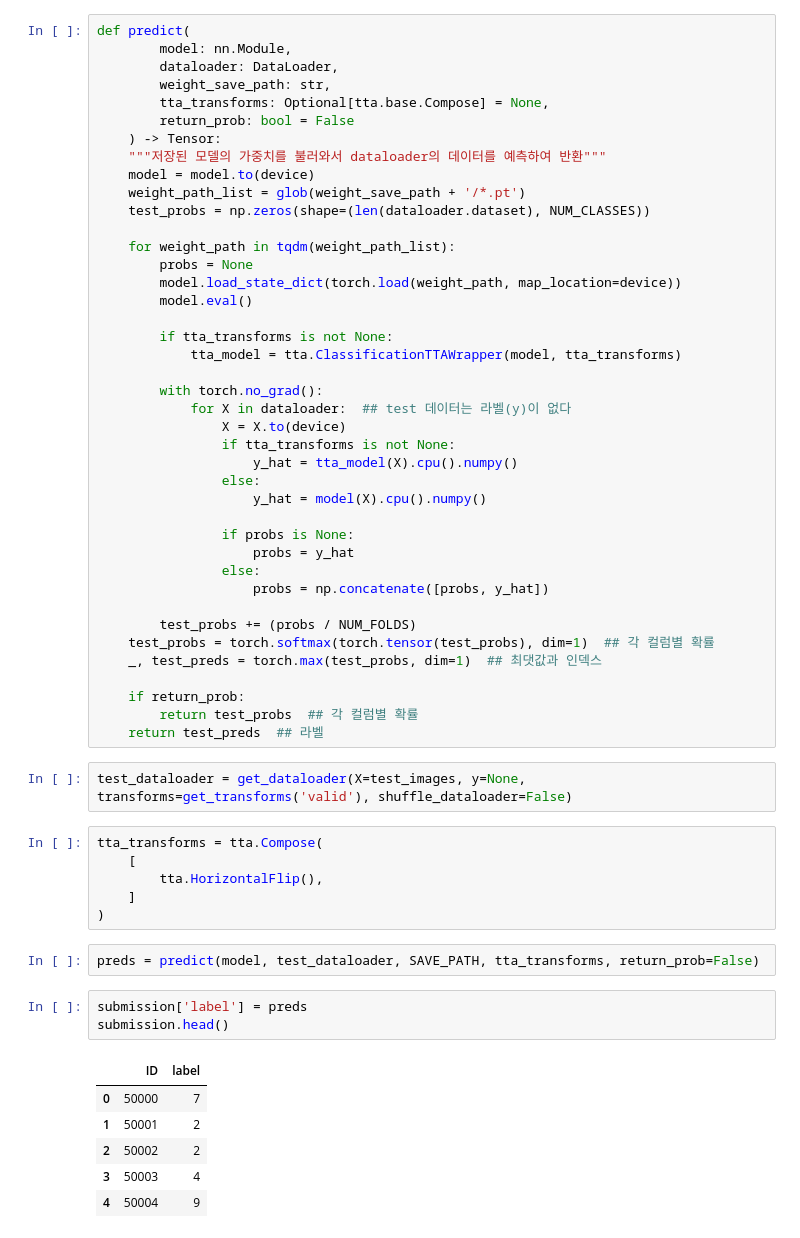
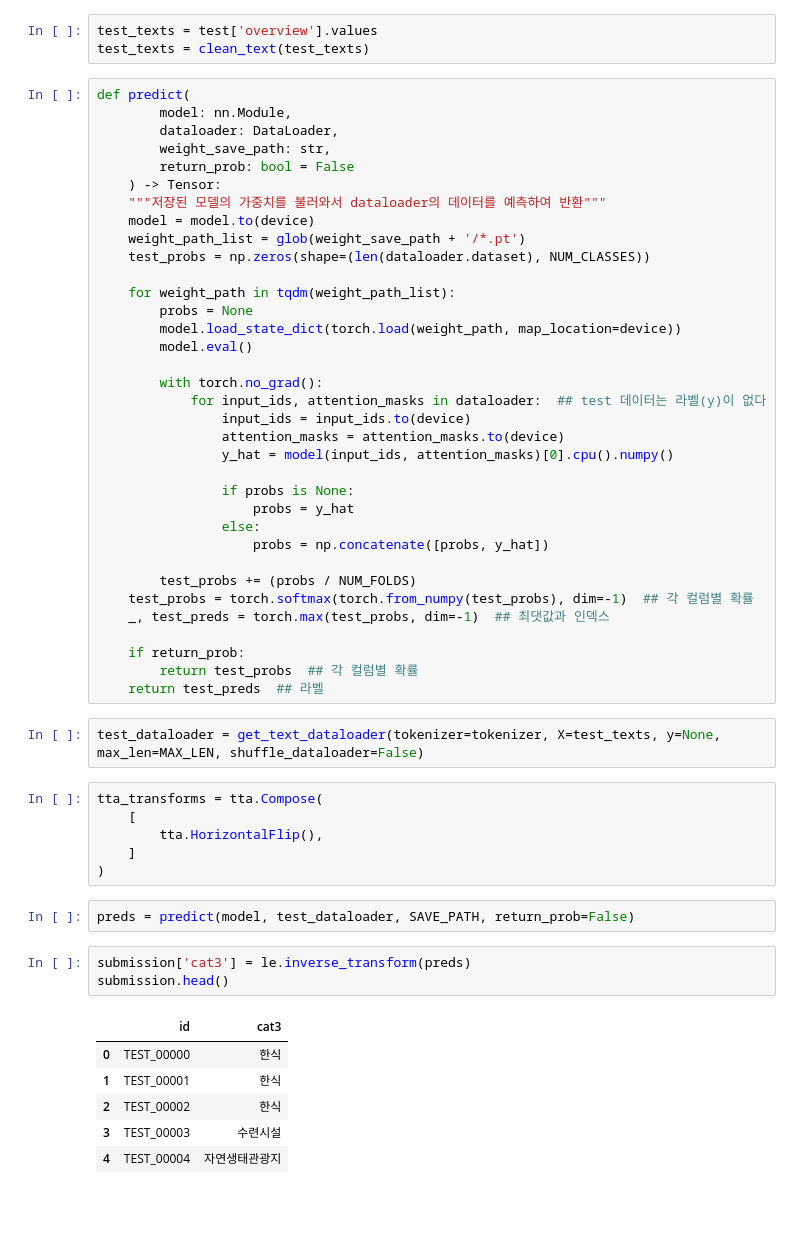
Before and after one commit to Jaesu26/dacon-point-of-interest-category-classification, a Jupyter notebook: 2022-09-25-관광지점정보-카테고리-분류.ipynb, the cells around one changed output. Drawn from its saved outputs; the diff is of its cells as text; blank space fills up the shorter version.

```diff
--- a/2022-09-25-관광지점정보-카테고리-분류.ipynb
+++ b/2022-09-25-관광지점정보-카테고리-분류.ipynb
@@ -1038,9 +1039,11 @@ test_images = test_images[..., ::-1]
+# %%
+test_texts = test['overview'].values
+test_texts = clean_text(test_texts)
 # %%
 def predict(
         model: nn.Module,
         dataloader: DataLoader,
         weight_save_path: str,
-        tta_transforms: Optional[tta.base.Compose] = None,
         return_prob: bool = False
     ) -> Tensor:
     """저장된 모델의 가중치를 불러와서 dataloader의 데이터를 예측하여 반환"""
@@ -1053,16 +1056,11 @@ def predict(
         model.load_state_dict(torch.load(weight_path, map_location=device))
         model.eval()
 
-        if tta_transforms is not None:
-            tta_model = tta.ClassificationTTAWrapper(model, tta_transforms)
-
         with torch.no_grad():
-            for X in dataloader:  ## test 데이터는 라벨(y)이 없다
-                X = X.to(device)
-                if tta_transforms is not None:
-                    y_hat = tta_model(X).cpu().numpy()
-                else:
-                    y_hat = model(X).cpu().numpy()
+            for input_ids, attention_masks in dataloader:  ## test 데이터는 라벨(y)이 없다
+                input_ids = input_ids.to(device)
+                attention_masks = attention_masks.to(device)
+                y_hat = model(input_ids, attention_masks)[0].cpu().numpy()
 
                 if probs is None:
                     probs = y_hat
@@ -1070,14 +1068,14 @@ def predict(
                     probs = np.concatenate([probs, y_hat])
 
         test_probs += (probs / NUM_FOLDS)
-    test_probs = torch.softmax(torch.tensor(test_probs), dim=1)  ## 각 컬럼별 확률
-    _, test_preds = torch.max(test_probs, dim=1)  ## 최댓값과 인덱스
+    test_probs = torch.softmax(torch.from_numpy(test_probs), dim=-1)  ## 각 컬럼별 확률
+    _, test_preds = torch.max(test_probs, dim=-1)  ## 최댓값과 인덱스
 
     if return_prob:
         return test_probs  ## 각 컬럼별 확률
     return test_preds  ## 라벨
 # %%
-test_dataloader = get_dataloader(X=test_images, y=None, transforms=get_transforms('valid'), shuffle_dataloader=False)
+test_dataloader = get_text_dataloader(tokenizer=tokenizer, X=test_texts, y=None, max_len=MAX_LEN, shuffle_dataloader=False)
 # %%
 tta_transforms = tta.Compose(
     [
@@ -1085,14 +1083,14 @@ tta_transforms = tta.Compose(
     ]
 )
 # %%
-preds = predict(model, test_dataloader, SAVE_PATH, tta_transforms, return_prob=False)
+preds = predict(model, test_dataloader, SAVE_PATH, return_prob=False)
 # %%
-submission['label'] = preds
+submission['cat3'] = le.inverse_transform(preds)
 submission.head()
 # %% [output]
-|  | ID | label |
-| 0 | 50000 | 7 |
-| 1 | 50001 | 2 |
-| 2 | 50002 | 2 |
-| 3 | 50003 | 4 |
-| 4 | 50004 | 9 |
+|  | id | cat3 |
+| 0 | TEST_00000 | 한식 |
+| 1 | TEST_00001 | 한식 |
+| 2 | TEST_00002 | 한식 |
+| 3 | TEST_00003 | 수련시설 |
+| 4 | TEST_00004 | 자연생태관광지 |
```
Also changed, not shown: parts of 5 cells of this notebook.
